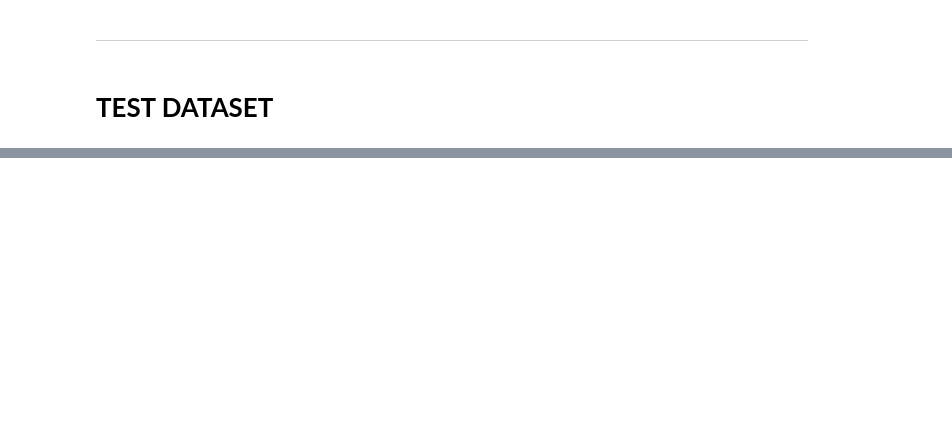
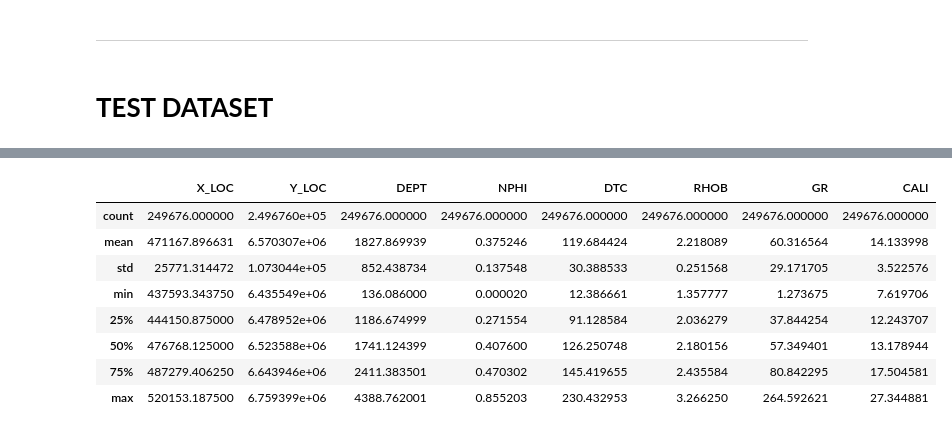
Before and after one commit to IvanSholana/ManuFact, a Jupyter notebook: all-pipeline.ipynb, the cells around one changed output, grey strips where cells are left out. Cells and saved outputs as stored; diff of their text form; code cells hidden in the pictures; blank space fills up the shorter version.

```diff
--- a/all-pipeline.ipynb
+++ b/all-pipeline.ipynb
@@ -656,0 +960,12 @@ print("Model saved successfully!")
+# %%
+merged_df[['X_LOC','Y_LOC','DEPT','NPHI','DTC','RHOB','GR','CALI']].describe()
+# %% [output]
+|  | X_LOC | Y_LOC | DEPT | NPHI | DTC | RHOB | GR | CALI |
+| count | 249676.000000 | 2.496760e+05 | 249676.000000 | 249676.000000 | 249676.000000 | 249676.000000 | 249676.000000 | 249676.000000 |
+| mean | 471167.896631 | 6.570307e+06 | 1827.869939 | 0.375246 | 119.684424 | 2.218089 | 60.316564 | 14.133998 |
+| std | 25771.314472 | 1.073044e+05 | 852.438734 | 0.137548 | 30.388533 | 0.251568 | 29.171705 | 3.522576 |
+| min | 437593.343750 | 6.435549e+06 | 136.086000 | 0.000020 | 12.386661 | 1.357777 | 1.273675 | 7.619706 |
+| 25% | 444150.875000 | 6.478952e+06 | 1186.674999 | 0.271554 | 91.128584 | 2.036279 | 37.844254 | 12.243707 |
+| 50% | 476768.125000 | 6.523588e+06 | 1741.124399 | 0.407600 | 126.250748 | 2.180156 | 57.349401 | 13.178944 |
+| 75% | 487279.406250 | 6.643946e+06 | 2411.383501 | 0.470302 | 145.419655 | 2.435584 | 80.842295 | 17.504581 |
+| max | 520153.187500 | 6.759399e+06 | 4388.762001 | 0.855203 | 230.432953 | 3.266250 | 264.592621 | 27.344881 |
```
Also changed, not shown: parts of 26 cells of this notebook, 1 other file.
